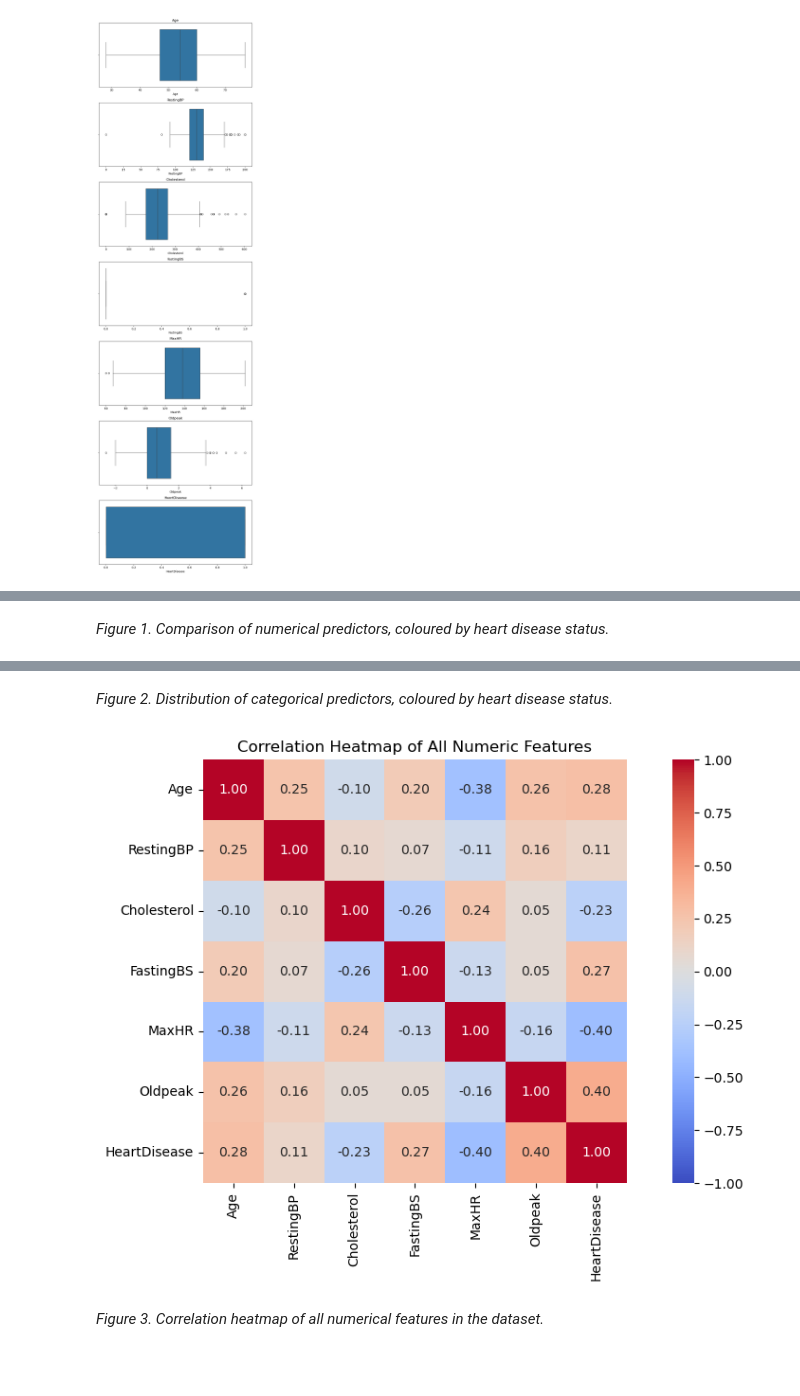
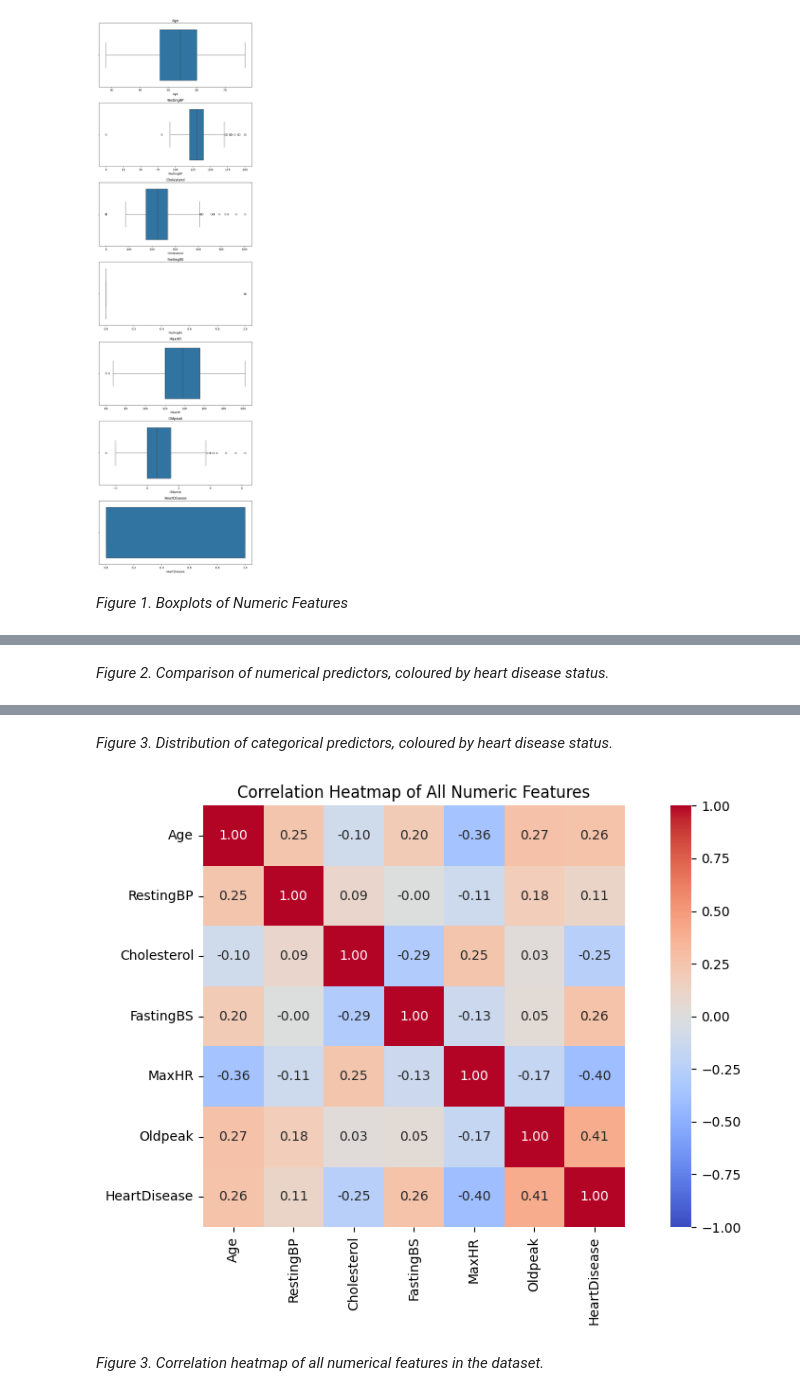
Before and after one commit to EricYangg/Heart-Failure-Classification, a Jupyter notebook: notebooks/heart_disease_analysis.ipynb, the cells around one changed output, grey strips where cells are left out. Drawn from its saved outputs; the diff is of its cells as text; code cells hidden in the pictures; blank space fills up the shorter version.

Commit message:
Updated EDA to explore on training set

```diff
--- a/notebooks/heart_disease_analysis.ipynb
+++ b/notebooks/heart_disease_analysis.ipynb
@@ -146,8 +153,10 @@ plt.tight_layout()
 plt.show()
 # %% [output]
 [figure]
+# %% [markdown]
+_Figure 1. Boxplots of Numeric Features_
 # %%
-df['HeartDisease'] = df['HeartDisease'].astype('bool')
+train_df['HeartDisease'] = train_df['HeartDisease'].astype('bool')
 # %%
 warnings.filterwarnings("ignore", module="altair")
 
@@ -157,5 +166,5 @@ aly.dist(df, color='HeartDisease')
 # %% [output]
 [interactive output not drawn]
 # %% [markdown]
-_Figure 1. Comparison of numerical predictors, coloured by heart disease status._
+_Figure 2. Comparison of numerical predictors, coloured by heart disease status._
 # %%
@@ -164,25 +173,25 @@ aly.dist(df.assign(HeartDisease=lambda df: df['HeartDisease'].astype(object)),
 # %% [output]
 [interactive output not drawn]
 # %% [markdown]
-_Figure 2. Distribution of categorical predictors, coloured by heart disease status._
+_Figure 3. Distribution of categorical predictors, coloured by heart disease status._
 # %%
-corr = df.corr(numeric_only=True)
+corr = train_df.corr(numeric_only=True)
 
 plt.figure(figsize=(10, 6))
 sns.heatmap(
     corr,
     annot=True,
     fmt=".2f",
     cmap="coolwarm",
     vmin=-1, vmax=1,
     square=True
 )
 
 plt.title("Correlation Heatmap of All Numeric Features")
 plt.tight_layout()
 plt.show()
 # %% [output]
-[figure, old version]
+[figure, new version]
 # %% [markdown]
 _Figure 3. Correlation heatmap of all numerical features in the dataset._
 # %% [markdown]
```
Also changed, not shown: parts of 15 cells of this notebook.
